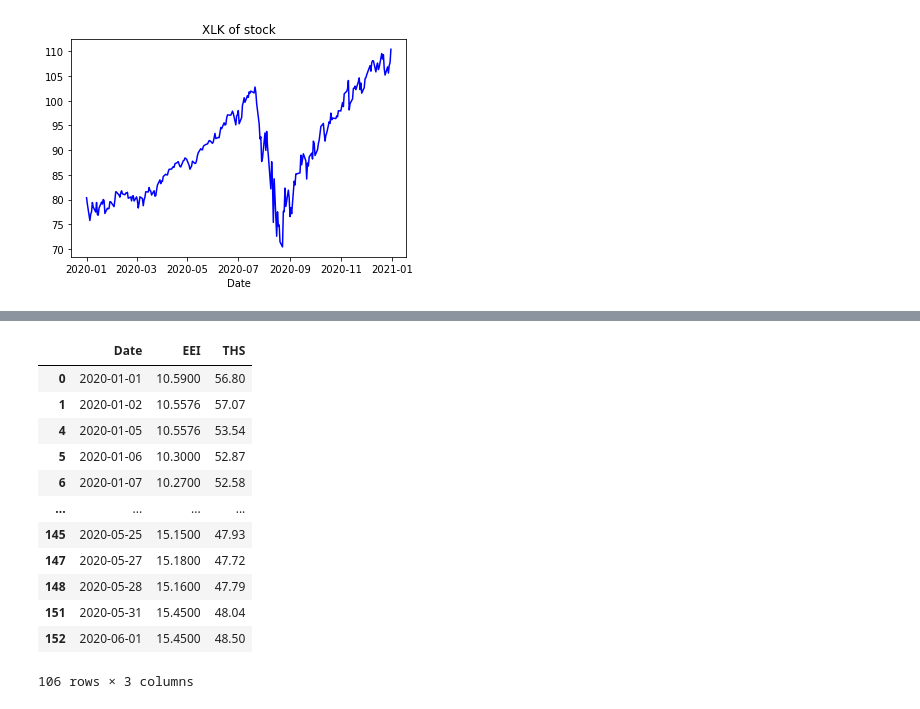
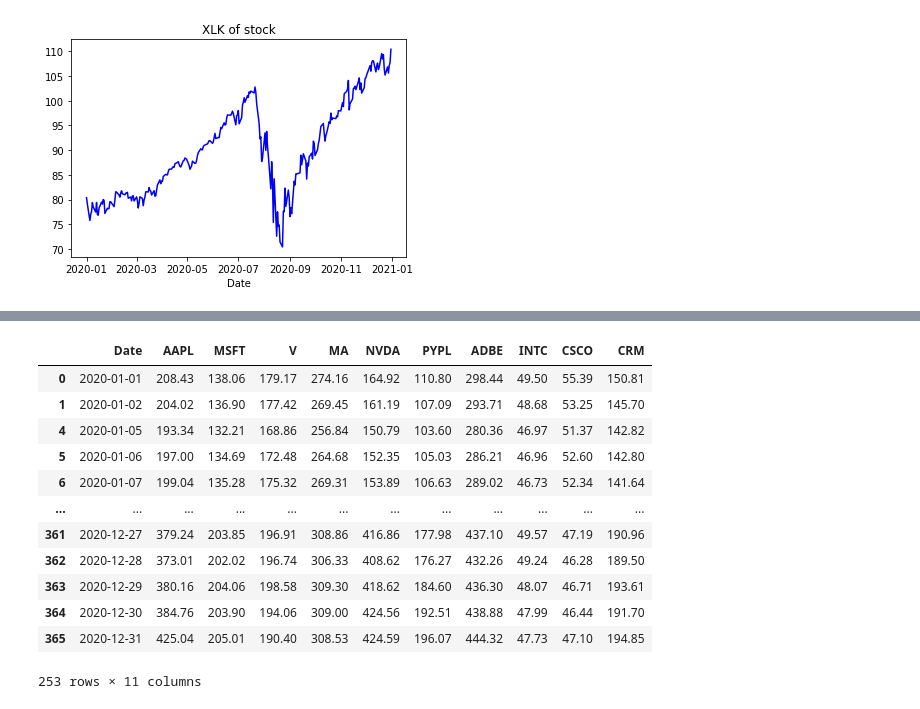
Before and after one commit to Dinorobie/stocks-covid, a Jupyter notebook: stock_+.ipynb, the cells around one changed output, grey strips where cells are left out. Drawn from its saved outputs; the diff is of its cells as text; code cells hidden in the pictures.

```diff
--- a/stock_+.ipynb
+++ b/stock_+.ipynb
@@ -311,18 +315,18 @@ tech_value_df
-# %%
-new_df = tech_value_df.loc[(tech_value_df["EEI"]!=0)&(tech_value_df["THS"]!=0)]
-new_df
-# %% [output]
-|  | Date | EEI | THS |
-| 0 | 2020-01-01 | 10.5900 | 56.80 |
-| 1 | 2020-01-02 | 10.5576 | 57.07 |
-| 4 | 2020-01-05 | 10.5576 | 53.54 |
-| 5 | 2020-01-06 | 10.3000 | 52.87 |
-| 6 | 2020-01-07 | 10.2700 | 52.58 |
-| ... | ... | ... | ... |
-| 145 | 2020-05-25 | 15.1500 | 47.93 |
-| 147 | 2020-05-27 | 15.1800 | 47.72 |
-| 148 | 2020-05-28 | 15.1600 | 47.79 |
-| 151 | 2020-05-31 | 15.4500 | 48.04 |
-| 152 | 2020-06-01 | 15.4500 | 48.50 |
-106 rows × 3 columns
+# %%
+new_df = tech_value_df.loc[(tech_value_df["AAPL"]!=0)&(tech_value_df["MSFT"]!=0)&(tech_value_df["V"]!=0)&(tech_value_df["MA"]!=0)&(tech_value_df["NVDA"]!=0)&(tech_value_df["PYPL"]!=0)&(tech_value_df["ADBE"]!=0)&(tech_value_df["INTC"]!=0)&(tech_value_df["CSCO"]!=0)&(tech_value_df["CRM"]!=0)]
+new_df
+# %% [output]
+|  | Date | AAPL | MSFT | V | MA | NVDA | PYPL | ADBE | INTC | CSCO | CRM |
+| 0 | 2020-01-01 | 208.43 | 138.06 | 179.17 | 274.16 | 164.92 | 110.80 | 298.44 | 49.50 | 55.39 | 150.81 |
+| 1 | 2020-01-02 | 204.02 | 136.90 | 177.42 | 269.45 | 161.19 | 107.09 | 293.71 | 48.68 | 53.25 | 145.70 |
+| 4 | 2020-01-05 | 193.34 | 132.21 | 168.86 | 256.84 | 150.79 | 103.60 | 280.36 | 46.97 | 51.37 | 142.82 |
+| 5 | 2020-01-06 | 197.00 | 134.69 | 172.48 | 264.68 | 152.35 | 105.03 | 286.21 | 46.96 | 52.60 | 142.80 |
+| 6 | 2020-01-07 | 199.04 | 135.28 | 175.32 | 269.31 | 153.89 | 106.63 | 289.02 | 46.73 | 52.34 | 141.64 |
+| ... | ... | ... | ... | ... | ... | ... | ... | ... | ... | ... | ... |
+| 361 | 2020-12-27 | 379.24 | 203.85 | 196.91 | 308.86 | 416.86 | 177.98 | 437.10 | 49.57 | 47.19 | 190.96 |
+| 362 | 2020-12-28 | 373.01 | 202.02 | 196.74 | 306.33 | 408.62 | 176.27 | 432.26 | 49.24 | 46.28 | 189.50 |
+| 363 | 2020-12-29 | 380.16 | 204.06 | 198.58 | 309.30 | 418.62 | 184.60 | 436.30 | 48.07 | 46.71 | 193.61 |
+| 364 | 2020-12-30 | 384.76 | 203.90 | 194.06 | 309.00 | 424.56 | 192.51 | 438.88 | 47.99 | 46.44 | 191.70 |
+| 365 | 2020-12-31 | 425.04 | 205.01 | 190.40 | 308.53 | 424.59 | 196.07 | 444.32 | 47.73 | 47.10 | 194.85 |
+253 rows × 11 columns
 # %%
```
Also changed, not shown: parts of 7 cells of this notebook, 1 other file.
